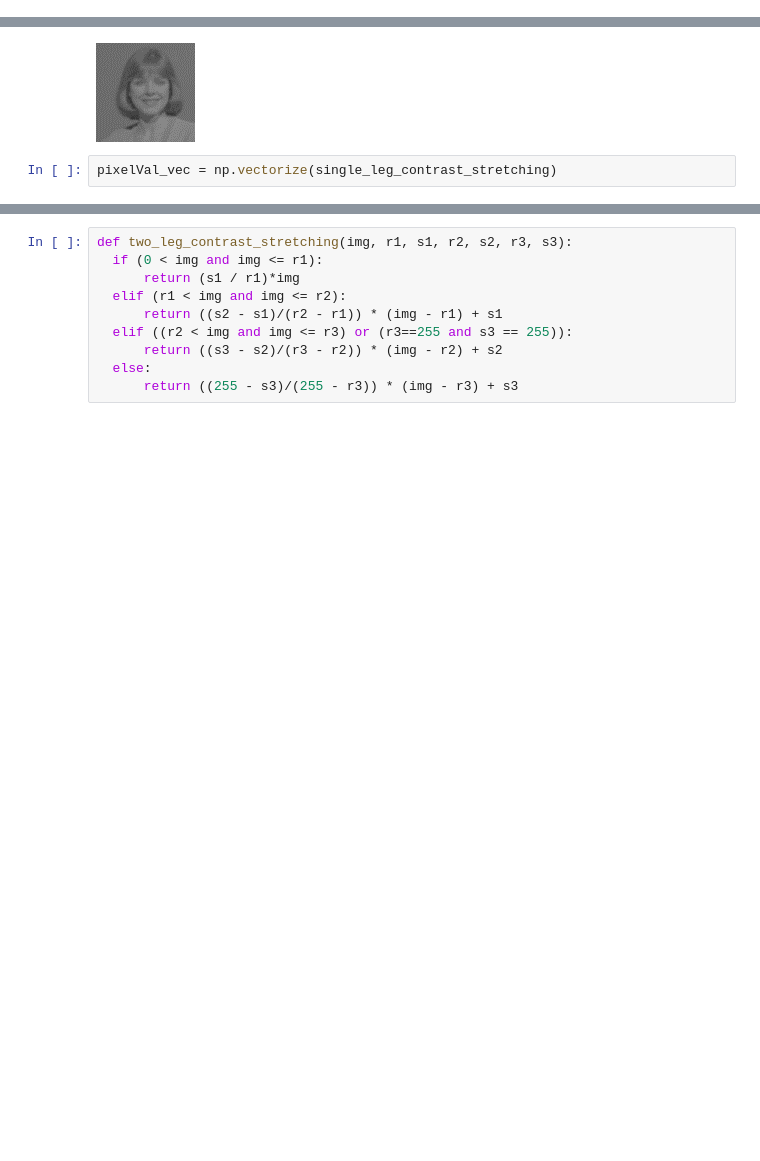
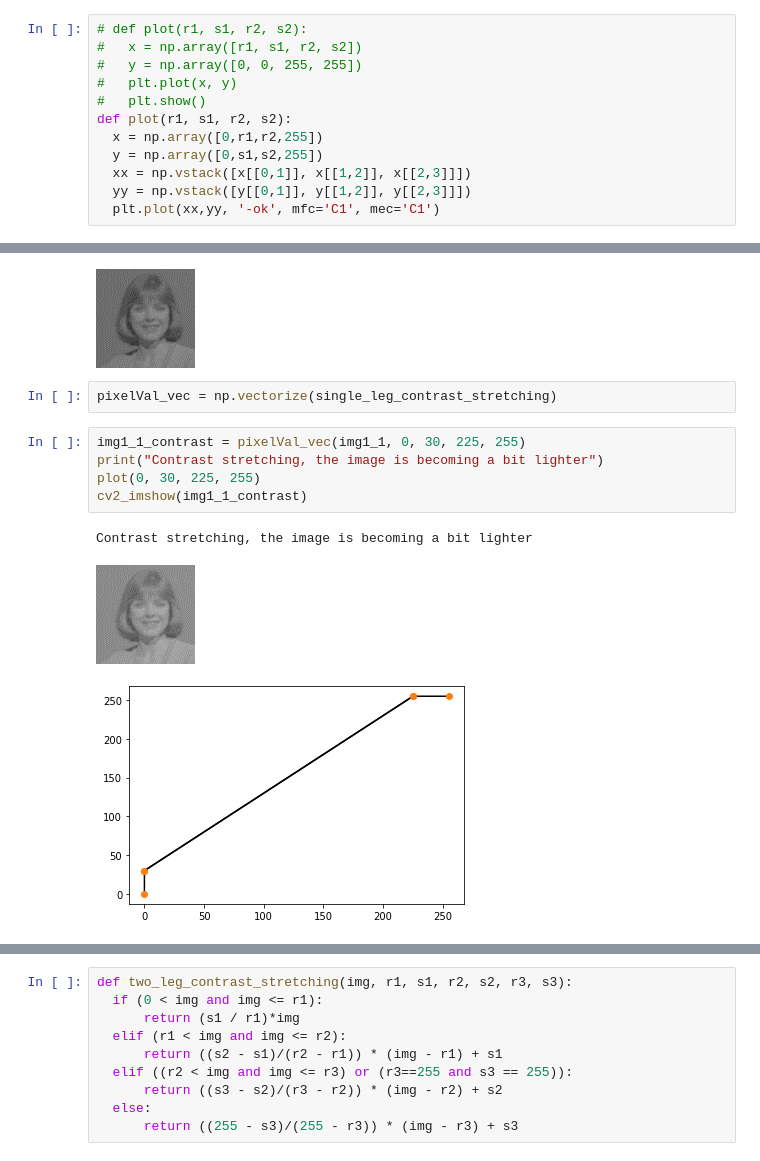
Before and after one commit to RishabhSpark/Computer-Vision, a Jupyter notebook: Contrast stretching different techniques/file.ipynb, the cells around one changed output, grey strips where cells are left out. Drawn from its saved outputs; the diff is of its cells as text; blank space fills up the shorter version.

```diff
--- a/Contrast stretching different techniques/file.ipynb
+++ b/Contrast stretching different techniques/file.ipynb
@@ -20,6 +20,18 @@ def single_leg_contrast_stretching(img, r1, s1, r2, s2):
       return ((s2 - s1)/(r2 - r1)) * (img - r1) + s1
   else:
       return ((255 - s2)/(255 - r2)) * (img - r2) + s2
+# %%
+# def plot(r1, s1, r2, s2):
+#   x = np.array([r1, s1, r2, s2])
+#   y = np.array([0, 0, 255, 255])
+#   plt.plot(x, y)
+#   plt.show()
+def plot(r1, s1, r2, s2):
+  x = np.array([0,r1,r2,255])
+  y = np.array([0,s1,s2,255])
+  xx = np.vstack([x[[0,1]], x[[1,2]], x[[2,3]]])
+  yy = np.vstack([y[[0,1]], y[[1,2]], y[[2,3]]])
+  plt.plot(xx,yy, '-ok', mfc='C1', mec='C1')
 # %%
 img1_1 = cv.imread("img1_1.png", 0)
 cv2_imshow(img1_1)
@@ -27,3 +39,12 @@ cv2_imshow(img1_1)
 [figure]
 # %%
 pixelVal_vec = np.vectorize(single_leg_contrast_stretching)
+# %%
+img1_1_contrast = pixelVal_vec(img1_1, 0, 30, 225, 255)
+print("Contrast stretching, the image is becoming a bit lighter")
+plot(0, 30, 225, 255)
+cv2_imshow(img1_1_contrast)
+# %% [output]
+Contrast stretching, the image is becoming a bit lighter
+[figure, added]
+[figure, added]
```
Also changed, not shown: parts of 25 cells of this notebook.
